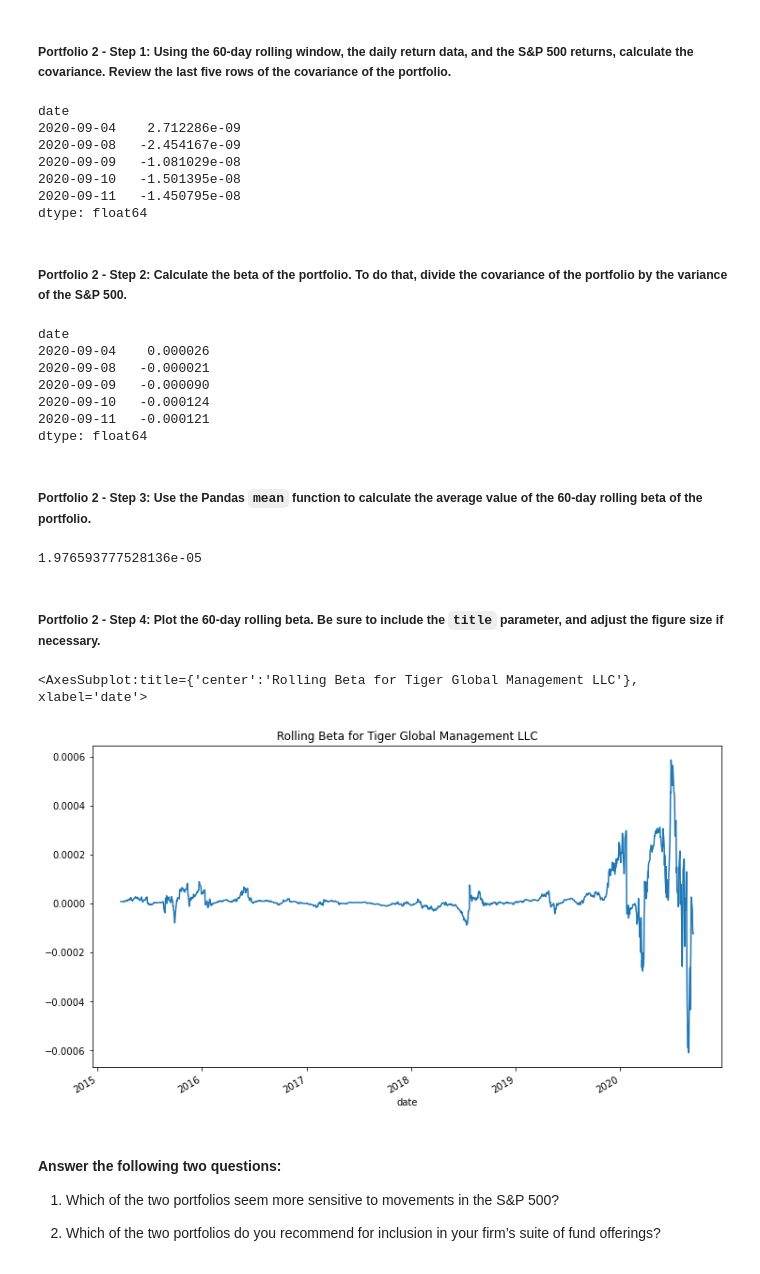
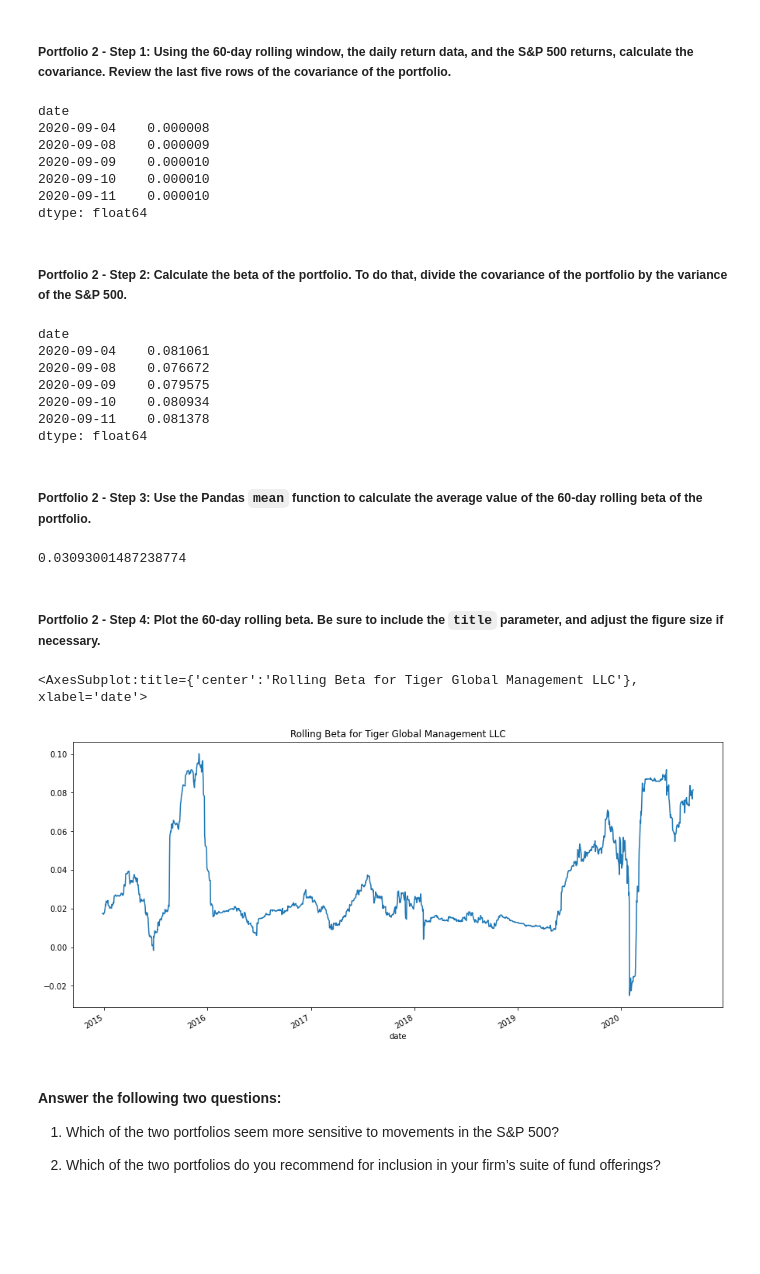
Before and after one commit to EmilyBertani/Challenge_4, a Jupyter notebook: risk_return_analysis.ipynb, the cells around one changed output. Saved outputs shown, nothing was run; the diff lists cells and outputs as text; code cells hidden in the pictures; blank space fills up the shorter version.

```diff
--- a/risk_return_analysis.ipynb
+++ b/risk_return_analysis.ipynb
@@ -457,15 +457,15 @@ berk_hath_beta.plot(figsize=(12,7), title='Rolling Beta for Berkshire Hathaway')
 # Calculate the covariance using a 60-day rolling window
 # Review the last five rows of the covariance data
 # YOUR CODE HERE
-tiger_covariance = daily_returns['TIGER GLOBAL MANAGEMENT LLC'].rolling(window=60).cov(snp_60_variance)
+tiger_covariance = daily_returns['TIGER GLOBAL MANAGEMENT LLC'].rolling(window=60).cov(daily_returns['S&P 500'].rolling(window=60))
 tiger_covariance.tail()
 # %% [output]
 date
-2020-09-04    2.712286e-09
-2020-09-08   -2.454167e-09
-2020-09-09   -1.081029e-08
-2020-09-10   -1.501395e-08
-2020-09-11   -1.450795e-08
+2020-09-04    0.000008
+2020-09-08    0.000009
+2020-09-09    0.000010
+2020-09-10    0.000010
+2020-09-11    0.000010
 dtype: float64
 # %% [markdown]
 ##### Portfolio 2 - Step 2: Calculate the beta of the portfolio. To do that, divide the covariance of the portfolio by the variance of the S&P 500.
@@ -477,11 +477,11 @@ tiger_beta = tiger_covariance / snp_60_variance
 tiger_beta.tail()
 # %% [output]
 date
-2020-09-04    0.000026
-2020-09-08   -0.000021
-2020-09-09   -0.000090
-2020-09-10   -0.000124
-2020-09-11   -0.000121
+2020-09-04    0.081061
+2020-09-08    0.076672
+2020-09-09    0.079575
+2020-09-10    0.080934
+2020-09-11    0.081378
 dtype: float64
 # %% [markdown]
 ##### Portfolio 2 - Step 3: Use the Pandas `mean` function to calculate the average value of the 60-day rolling beta of the portfolio.
@@ -490,17 +490,17 @@ dtype: float64
 # YOUR CODE HERE
 tiger_beta.mean()
 # %% [output]
-1.976593777528136e-05
+0.03093001487238774
 # %% [markdown]
 ##### Portfolio 2 - Step 4: Plot the 60-day rolling beta. Be sure to include the `title` parameter, and adjust the figure size if necessary.
 # %%
 # Plot the rolling beta
 # Include a title parameter and adjust the figure size
 # YOUR CODE HERE
-tiger_beta.plot(figsize=(12,7), title='Rolling Beta for Tiger Global Management LLC')
+tiger_beta.plot(figsize=(15,7), title='Rolling Beta for Tiger Global Management LLC')
 # %% [output]
 <AxesSubplot:title={'center':'Rolling Beta for Tiger Global Management LLC'}, xlabel='date'>
-[figure, old version]
+[figure, new version]
 # %% [markdown]
 #### Answer the following two questions:
 
```
Also changed, not shown: parts of 5 cells of this notebook.
